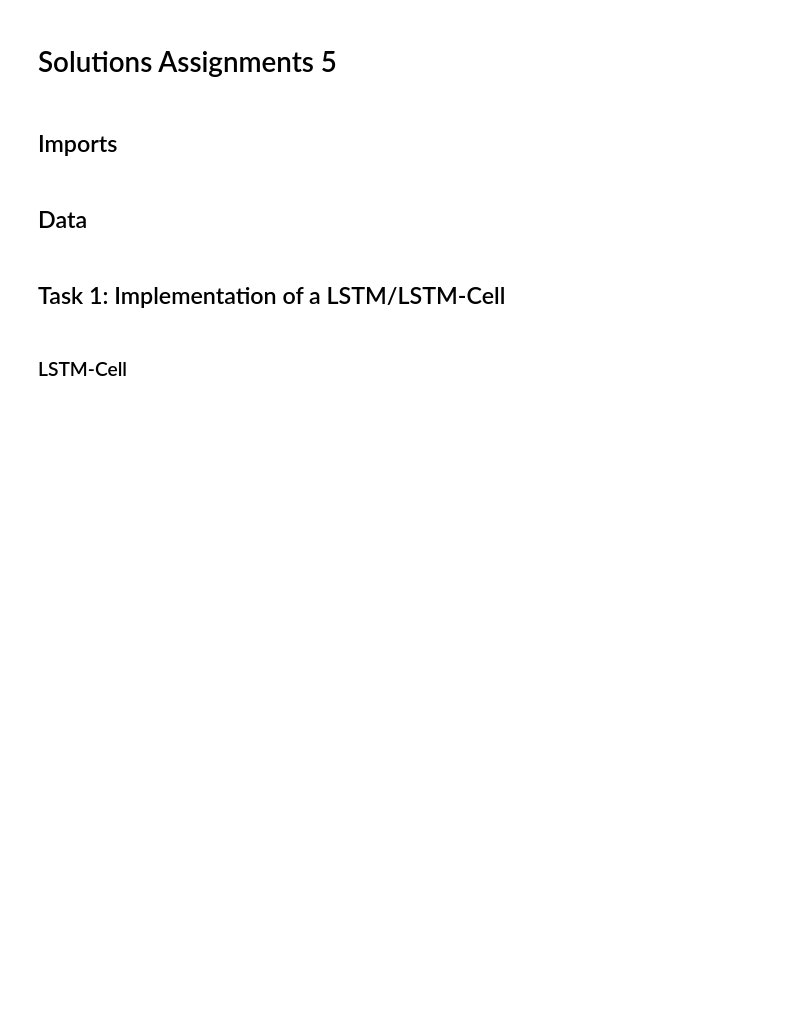
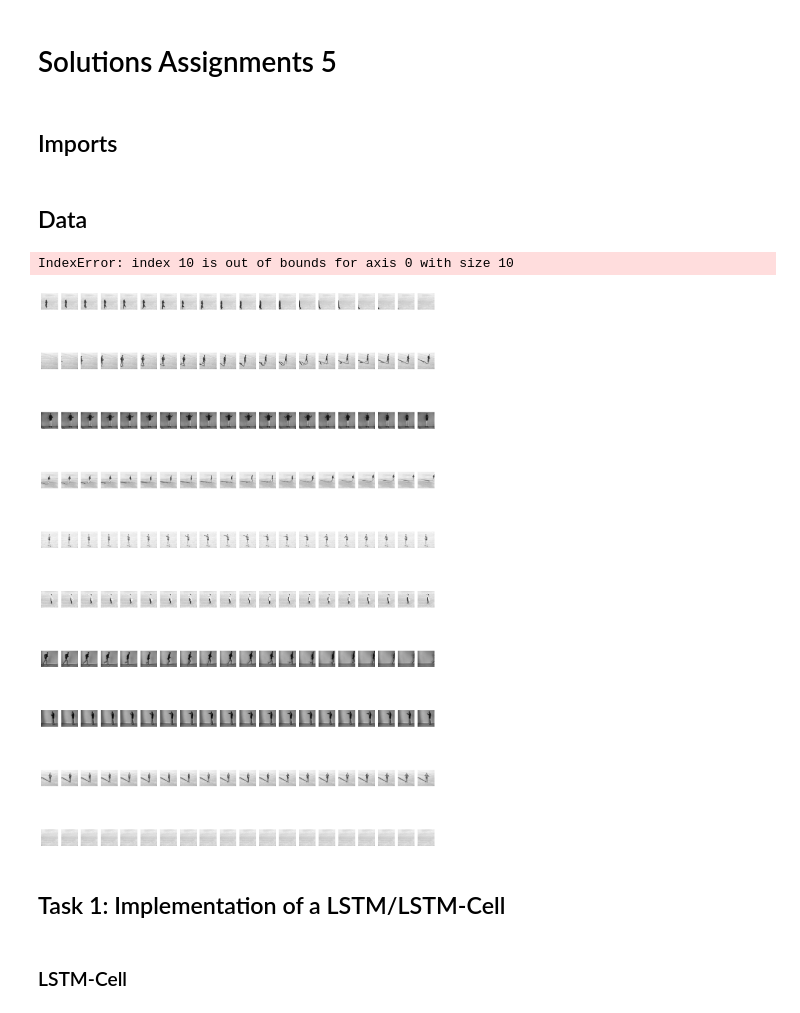
Before and after one commit to LDenninger/VisionLabSS23, a Jupyter notebook: Assignments_5/Solutions_task_5.ipynb, the cells around one changed output. Cells and saved outputs as stored; diff of their text form; code cells hidden in the pictures; blank space fills up the shorter version.

```diff
--- a/Assignments_5/Solutions_task_5.ipynb
+++ b/Assignments_5/Solutions_task_5.ipynb
@@ -64,3 +59,28 @@ class KTHAction_Dataset(torch.utils.data.Dataset):
+# %%
+train_dataset = KTHActioNDataset(dataset_name='kth_actions', split='train')
+test_dataset = KTHActioNDataset(dataset_name='kth_actions', split='test')
+# %%
+tg.set_random_seed(1234)
+
+seq_length = 20
+
+fig, ax = plt.subplots(10,seq_length, figsize=(16,24))
+
+dl = torch.utils.data.DataLoader(train_dataset, batch_size=1, shuffle=True)
+
+for i, (img_seq, label) in enumerate(dl):
+    if i == seq_length:
+        break
+    img_seq = img_seq.squeeze()
+    label = label.squeeze()
+    for j in range(seq_length):
+        ax[i][j].imshow(img_seq[j].permute(1,2,0))
+        ax[i][j].axis('off')
+
+fig.show()
+# %% [output]
+IndexError: index 10 is out of bounds for axis 0 with size 10
+[figure, added]
 # %% [markdown]
 ## Task 1: Implementation of a LSTM/LSTM-Cell
 # %% [markdown]
```
Also changed, not shown: parts of 4 cells of this notebook, 2 other files.
